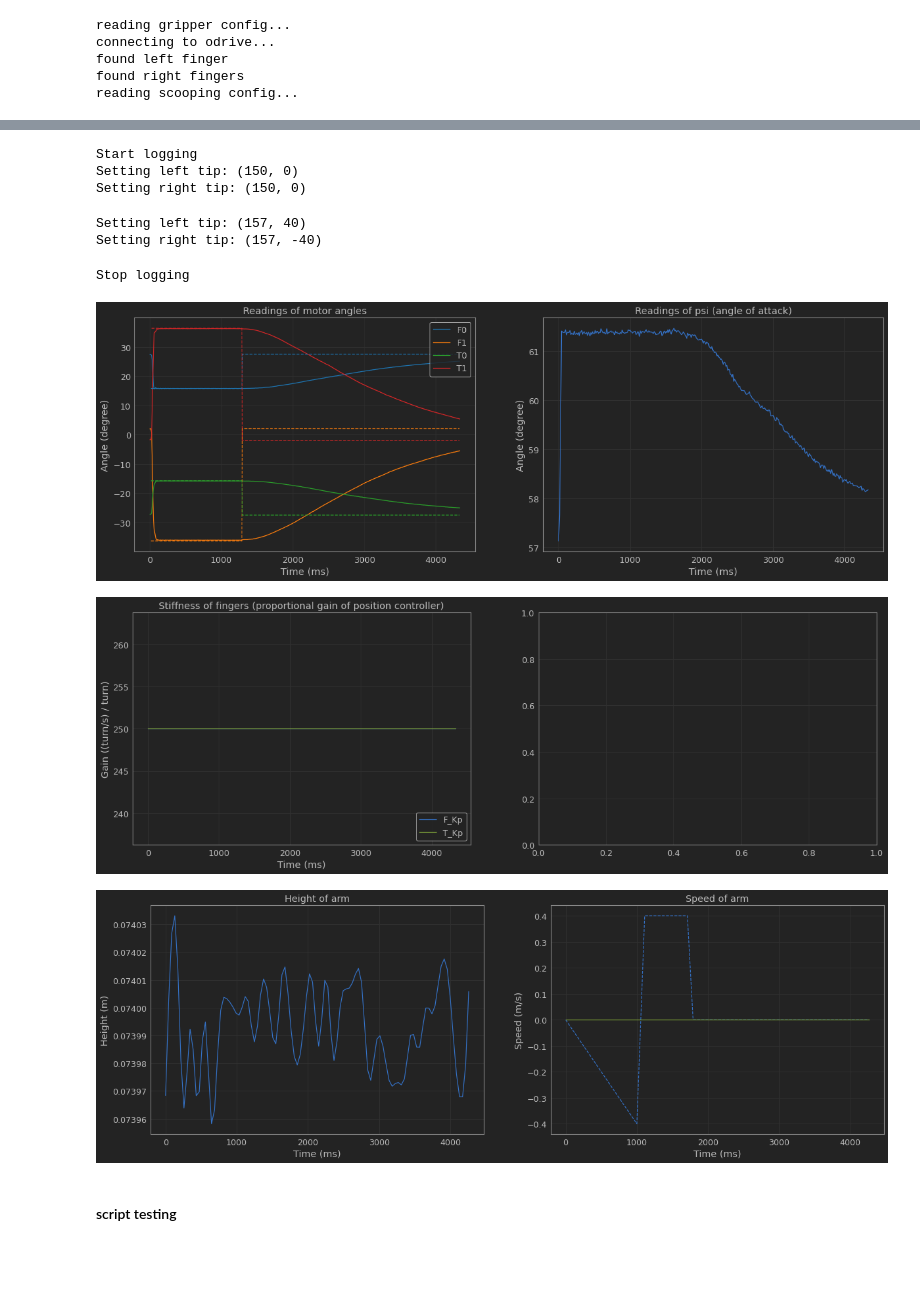
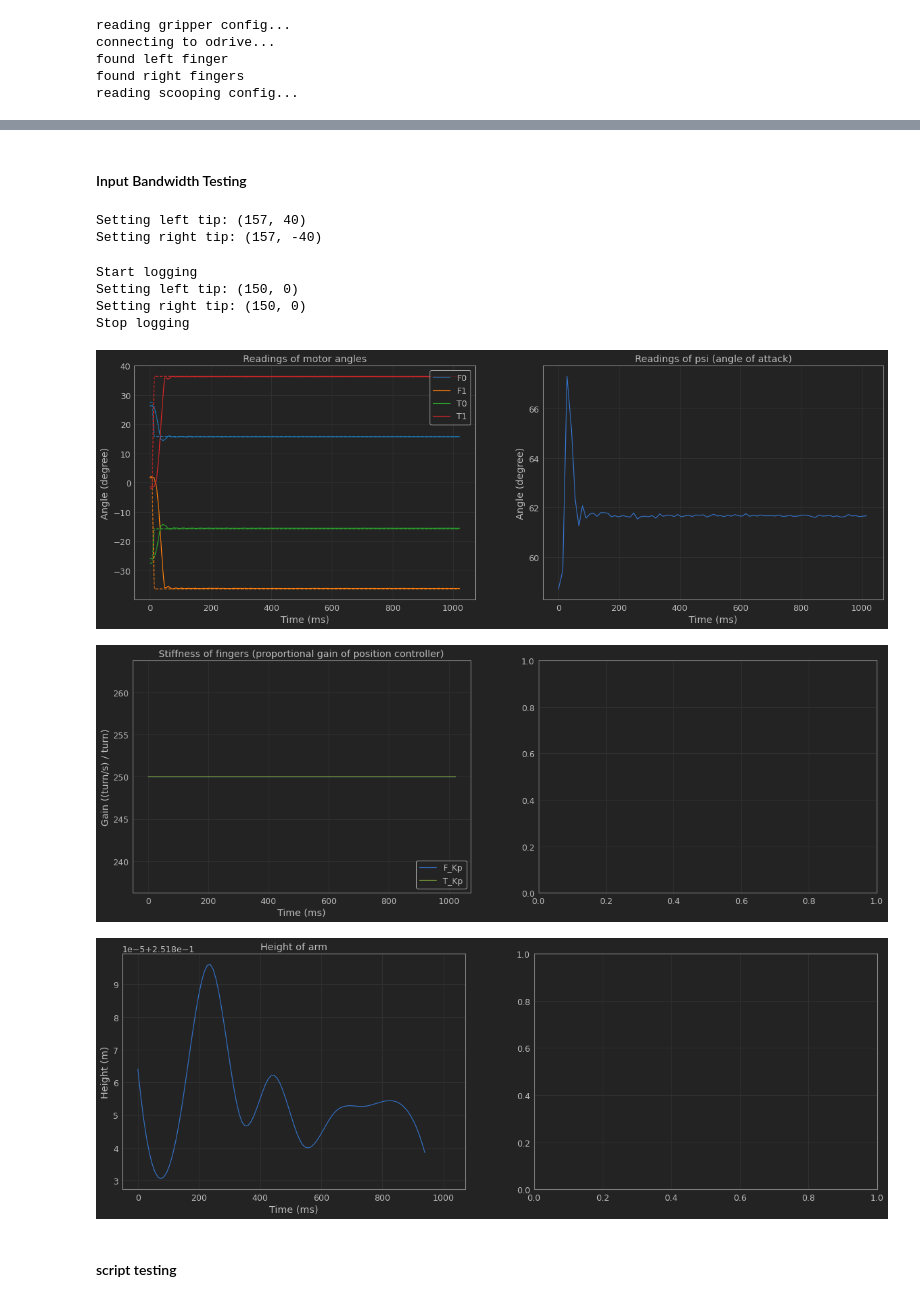
Before and after one commit to JS-RML/high_speed_scooping, a Jupyter notebook: script/scooping_test.ipynb, the cells around one changed output, grey strips where cells are left out. Cells and saved outputs as stored; diff of their text form; code cells hidden in the pictures; blank space fills up the shorter version.

```diff
--- a/script/scooping_test.ipynb
+++ b/script/scooping_test.ipynb
@@ -77,27 +74,27 @@ gripper.disarm()
+# %% [markdown]
+#### Input Bandwidth Testing
+# %%
+gripper.set_left_tip((157, 40))
+gripper.set_right_tip((157, -40))
+# %% [output]
+Setting left tip: (157, 40)
+Setting right tip: (157, -40)
 # %%
 logger.logged = True
 gripper.arm(BW=100)
 gripper.set_left_tip((150,0))
 gripper.set_right_tip((150,0))
+time.sleep(1)
+logger.logged = False
+logger.plot_data(True)
 # %% [output]
 Start logging
 Setting left tip: (150, 0)
 Setting right tip: (150, 0)
+Stop logging
+[figure, added]
+[figure, added]
+[figure, added]
-# %%
-gripper.arm(BW=1)
-gripper.set_left_tip((157, 40))
-gripper.set_right_tip((157, -40))
-# %% [output]
-Setting left tip: (157, 40)
-Setting right tip: (157, -40)
-# %%
-logger.logged = False
-logger.plot_data(True)
-# %% [output]
-Stop logging
-[figure, removed]
-[figure, removed]
-[figure, removed]
 # %% [markdown]
 #### script testing
 # %%
```
Also changed, not shown: parts of 5 cells of this notebook, 5 other files.
